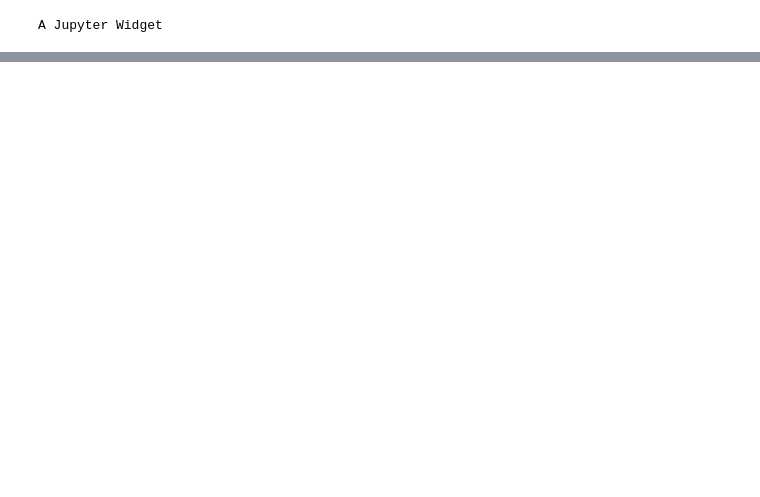
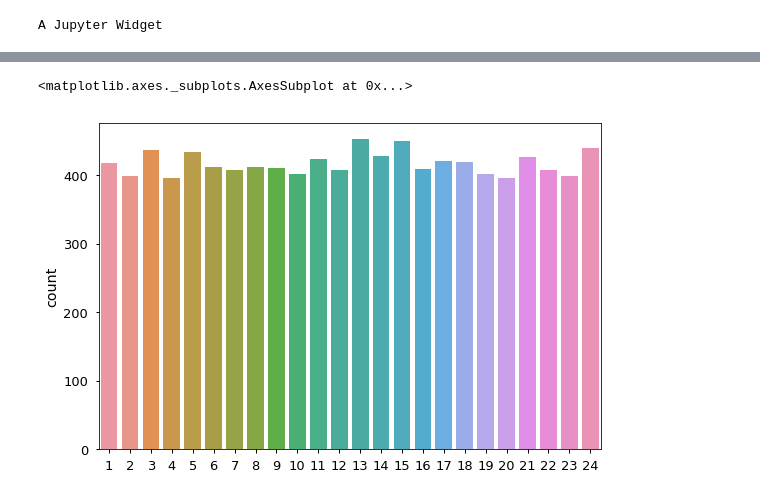
Before and after one commit to Hekstra-Lab/phase-retrieval, a Jupyter notebook: sandbox.ipynb, the cells around one changed output, grey strips where cells are left out. Saved outputs shown, nothing was run; the diff lists cells and outputs as text; code cells hidden in the pictures; blank space fills up the shorter version.

```diff
--- a/sandbox.ipynb
+++ b/sandbox.ipynb
@@ -117,0 +138,7 @@ Text(0.5,1,u'Iteration: 39')
+# %%
+# Confirm uniform, unbiased training data
+plt.figure(figsize=(9, 6))
+sns.countplot(ns)
+# %% [output]
+<matplotlib.axes._subplots.AxesSubplot at 0x...>
+[figure, added]
```
Also changed, not shown: parts of 28 cells of this notebook, 1 other file.
